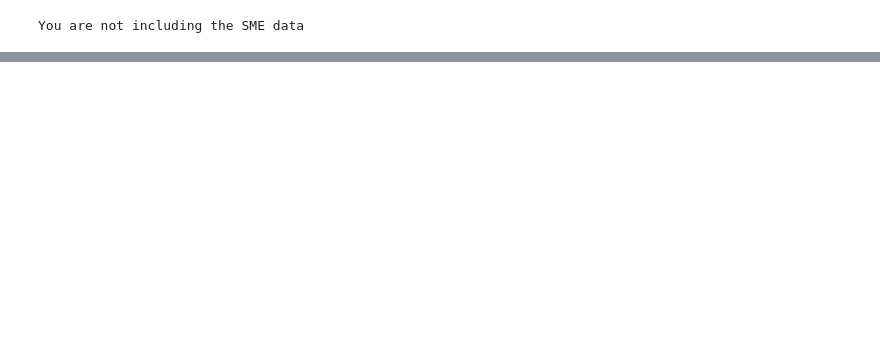
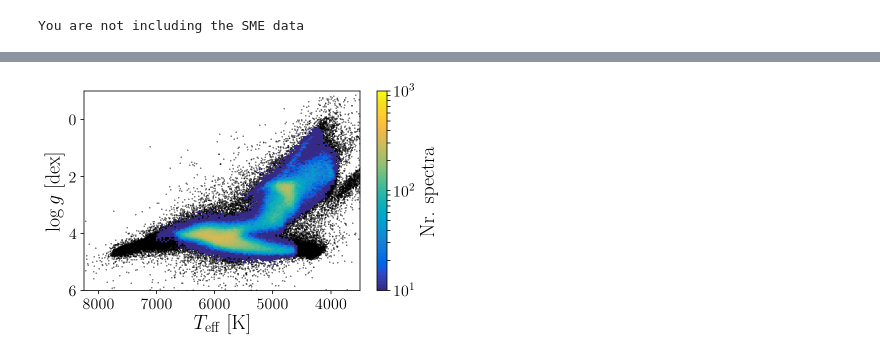
Before and after one commit to svenbuder/TheGALAHCannon, a Jupyter notebook: Cannon_stack_fits.ipynb, the cells around one changed output, grey strips where cells are left out. Cells and saved outputs as stored; diff of their text form; code cells hidden in the pictures; blank space fills up the shorter version.

```diff
--- a/Cannon_stack_fits.ipynb
+++ b/Cannon_stack_fits.ipynb
@@ -112,7 +113,7 @@ from matplotlib.backends.backend_pdf import PdfPages
 # %%
 if sys.argv[1] == '-f':
     print('You are running the Cannon in IPYNB mode')
-    version_cannon = 'Cannon3.0.2'
+    version_cannon = 'Cannon3.8'
     setup_cannon   = 'SMEmasks'
     reduction_DR   = 'dr5.3'
     print(version_cannon,reduction_DR)
@@ -440,3 +467,44 @@ print('finished, you can use "cannon" now')
+# %%
+t = table.Table
+
+reduction_DR_use = reduction_DR
+version_cannon_use = 'Cannon3.7'
+date_today_use = date_today
+
+fits_files = glob.glob(localFilePath+'CANNON/'+reduction_DR_use+'/'+version_cannon_use+'/fits_files/sobject_iraf_'+version_cannon_use.lower()+'*.fits')
+cannon = t.read(fits_files[-1])
+# %%
+# Let's just take a look at the HRD
+
+tmin = 3500; tmax = 8250;
+gmin = -1.;  gmax = 6.;
+
+bins=150
+
+hist_kwargs = dict(
+    cmap=parula, cmin=1, rasterized=True,
+    bins=(np.arange(tmin, tmax, (tmax-tmin)/bins), np.arange(gmin, gmax, (gmax-gmin)/bins)),
+    vmin=10, vmax=1000, zorder=2
+    )
+scatter_kwargs = dict(
+    cmap=parula, rasterized=True,
+    c = 'k',zorder=1, s=0.1
+    )
+
+f, ax1 = plt.subplots()
+good = (cannon['flag_cannon'] == 0) & (cannon['flag_guess'] < 1) & (cannon['red_flag'] <64)
+ax1.scatter(cannon['Teff_cannon'],cannon['Logg_cannon'],**scatter_kwargs)
+x1, x2, x3, s1 = ax1.hist2d(cannon['Teff_cannon'][good],cannon['Logg_cannon'][good],norm = matplotlib.colors.LogNorm(),**hist_kwargs)
+ax1.set_xlim(tmax, tmin)
+ax1.set_ylim(gmax, gmin)
+c1 = plt.colorbar(s1,ax=ax1)
+ax1.set_xlabel(r'$T_\mathrm{eff}~\mathrm{[K]}$')
+ax1.set_ylabel(r'$\log g~\mathrm{[dex]}$');
+c1.set_label(r'Nr. spectra');
+plt.tight_layout()
+plt.savefig(localFilePath+version_cannon_use.lower()+'HRD.pdf', dpi=300)
+# %% [output]
+[figure, added]
 # %%
 # Let's just take a look at the HRD
 kwargs = dict(cmap=parula, s=2, lw=0.0, vmin=-2.5, vmax=0.5, rasterized=True)
```
Also changed, not shown: parts of 12 cells of this notebook, 4 other files.
